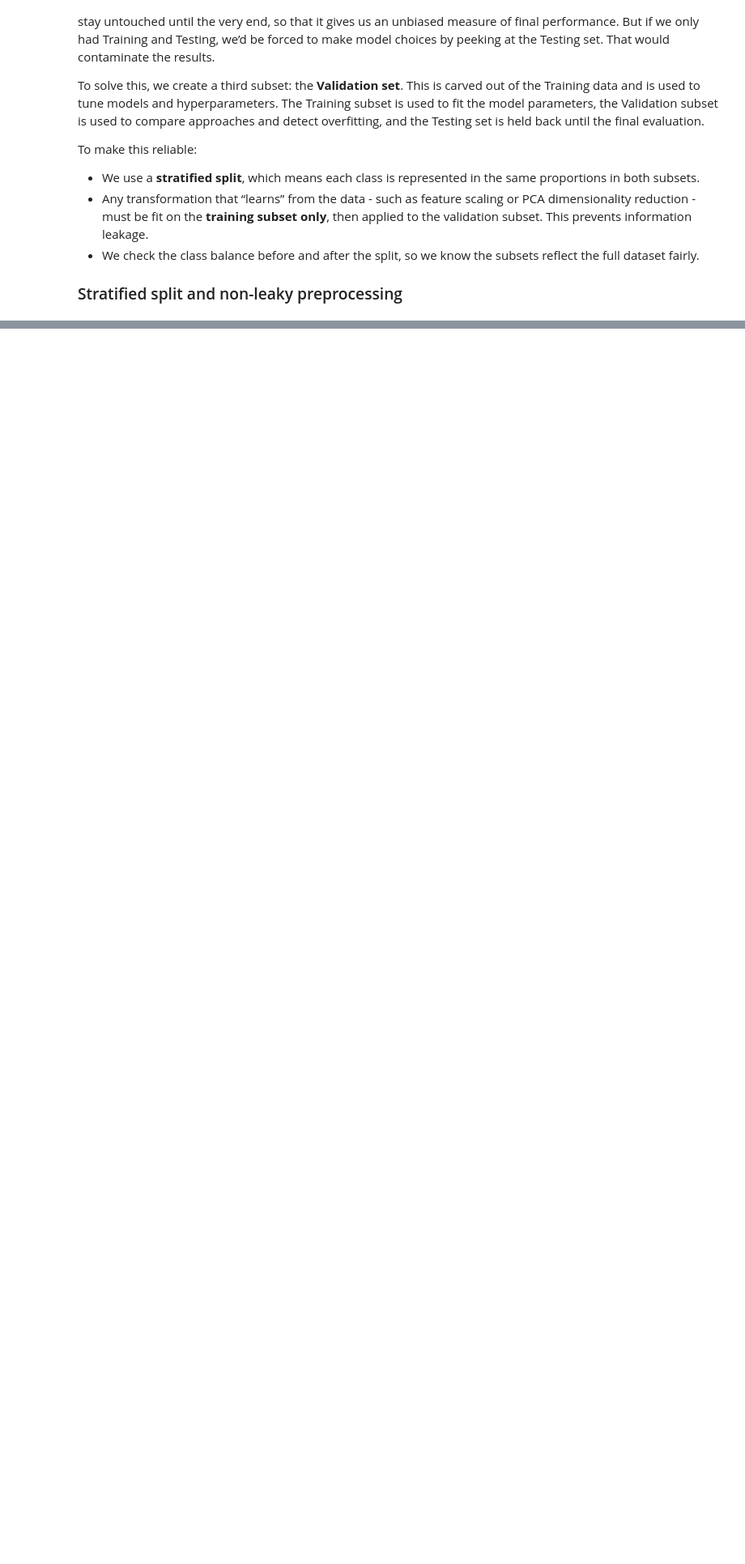
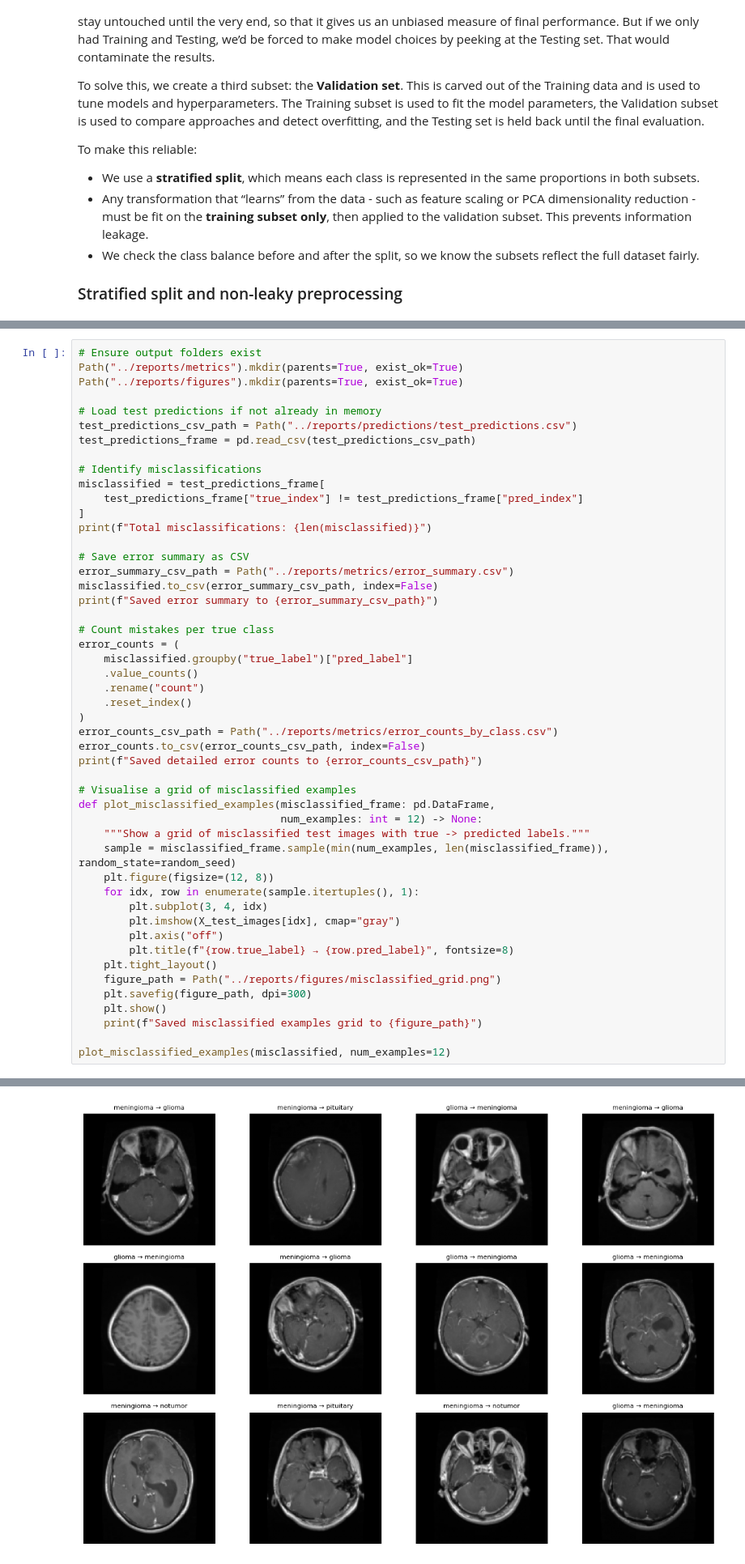
Before and after one commit to John-JonSteyn/BrainTumorMRIScikitLearnClassification, a Jupyter notebook: notebooks/brain_tumor_baseline.ipynb, the cells around one changed output, grey strips where cells are left out. Shown at 81% size. Drawn from its saved outputs; the diff is of its cells as text; blank space fills up the shorter version.

```diff
--- a/notebooks/brain_tumor_baseline.ipynb
+++ b/notebooks/brain_tumor_baseline.ipynb
@@ -863,0 +1320,50 @@ print("Saved scaler and PCA objects.")
+# %%
+# Ensure output folders exist
+Path("../reports/metrics").mkdir(parents=True, exist_ok=True)
+Path("../reports/figures").mkdir(parents=True, exist_ok=True)
+
+# Load test predictions if not already in memory
+test_predictions_csv_path = Path("../reports/predictions/test_predictions.csv")
+test_predictions_frame = pd.read_csv(test_predictions_csv_path)
+
+# Identify misclassifications
+misclassified = test_predictions_frame[
+    test_predictions_frame["true_index"] != test_predictions_frame["pred_index"]
+]
+print(f"Total misclassifications: {len(misclassified)}")
+
+# Save error summary as CSV
+error_summary_csv_path = Path("../reports/metrics/error_summary.csv")
+misclassified.to_csv(error_summary_csv_path, index=False)
+print(f"Saved error summary to {error_summary_csv_path}")
+
+# Count mistakes per true class
+error_counts = (
+    misclassified.groupby("true_label")["pred_label"]
+    .value_counts()
+    .rename("count")
+    .reset_index()
+)
+error_counts_csv_path = Path("../reports/metrics/error_counts_by_class.csv")
+error_counts.to_csv(error_counts_csv_path, index=False)
+print(f"Saved detailed error counts to {error_counts_csv_path}")
+
+# Visualise a grid of misclassified examples
+def plot_misclassified_examples(misclassified_frame: pd.DataFrame,
+                                num_examples: int = 12) -> None:
+    """Show a grid of misclassified test images with true -> predicted labels."""
+    sample = misclassified_frame.sample(min(num_examples, len(misclassified_frame)), random_state=random_seed)
+    plt.figure(figsize=(12, 8))
+    for idx, row in enumerate(sample.itertuples(), 1):
+        plt.subplot(3, 4, idx)
+        plt.imshow(X_test_images[idx], cmap="gray")
+        plt.axis("off")
+        plt.title(f"{row.true_label} → {row.pred_label}", fontsize=8)
+    plt.tight_layout()
+    figure_path = Path("../reports/figures/misclassified_grid.png")
+    plt.savefig(figure_path, dpi=300)
+    plt.show()
+    print(f"Saved misclassified examples grid to {figure_path}")
+
+plot_misclassified_examples(misclassified, num_examples=12)
+# %% [output]
@@ -863,0 +1373 @@ print("Saved scaler and PCA objects.")
+[figure, added]
```
Also changed, not shown: parts of 8 cells of this notebook, 7 other files.
